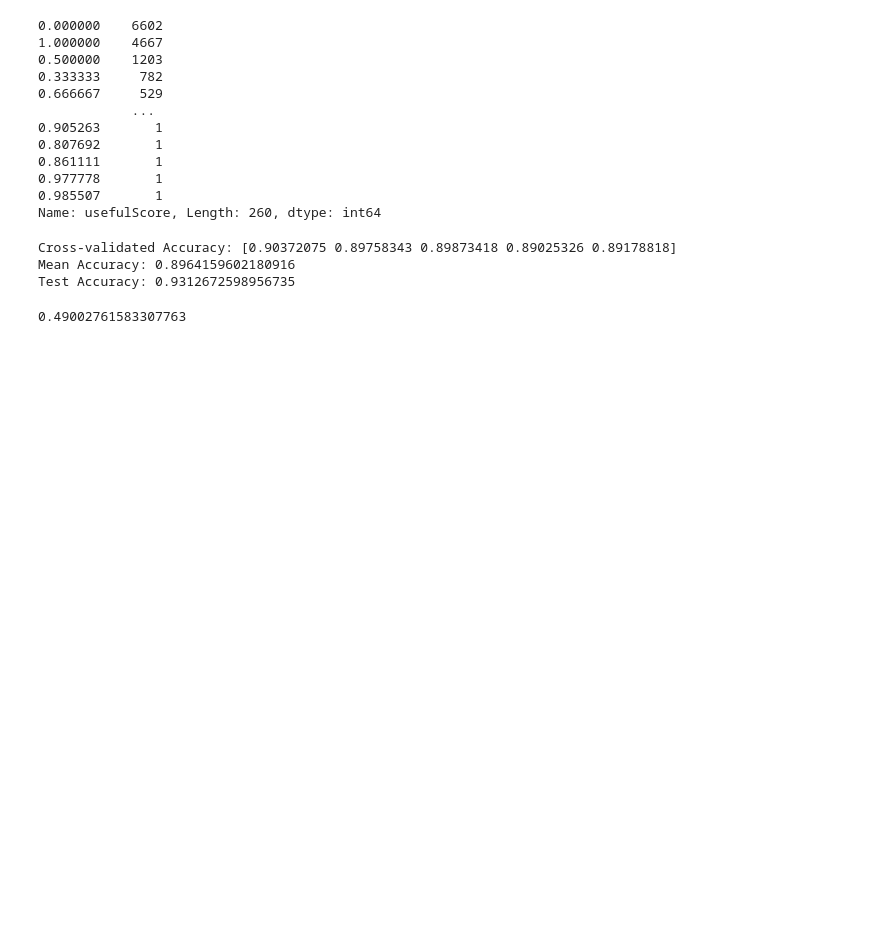
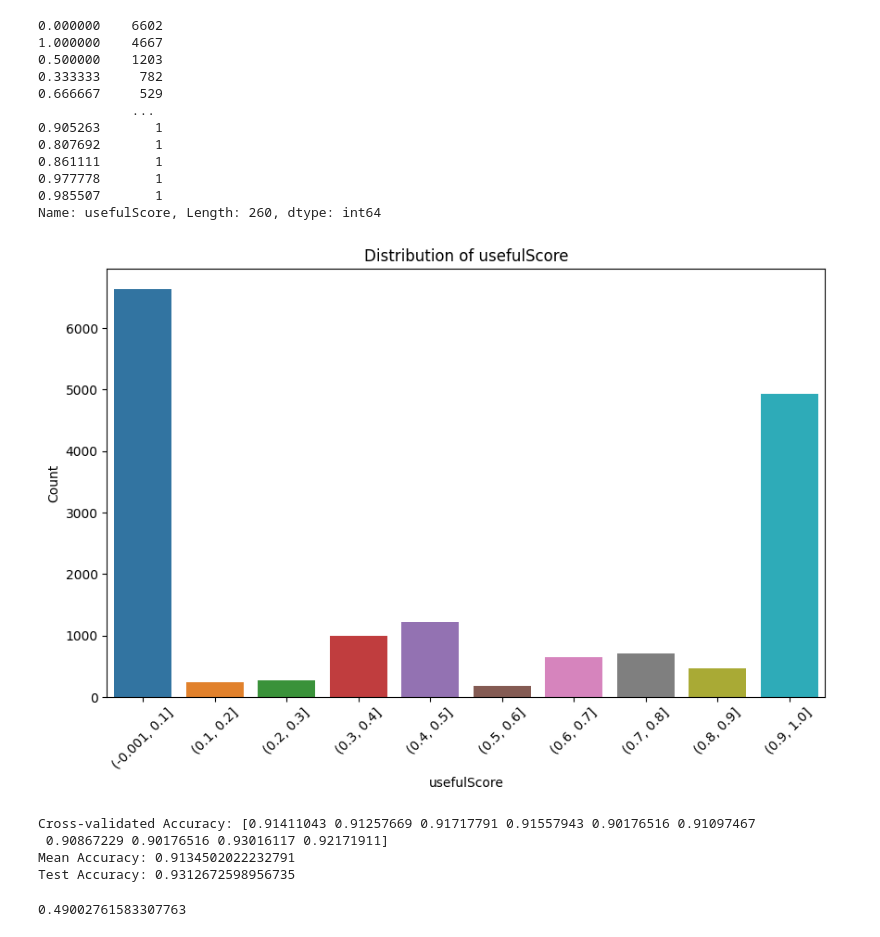
Before and after one commit to SIqi-Yu/Analysis_Amazon_review, a Jupyter notebook: Beauty.ipynb, the cells around one changed output. Drawn from its saved outputs; the diff is of its cells as text; code cells hidden in the pictures; blank space fills up the shorter version.

```diff
--- a/Beauty.ipynb
+++ b/Beauty.ipynb
@@ -525,6 +529,30 @@ balanced_data['usefulScore'].value_counts()
 0.977778       1
 0.985507       1
 Name: usefulScore, Length: 260, dtype: int64
+# %%
+import pandas as pd
+import seaborn as sns
+import matplotlib.pyplot as plt
+
+# 假设 sample_data 包含了你的数据
+# 例如：sample_data = pd.read_csv('your_data.csv')
+
+# 将 usefulScore 列的值分成十个区间
+bins = pd.cut(balanced_data['usefulScore'], bins=10)
+
+# 计算每个区间的计数
+counts = bins.value_counts().sort_index()
+
+# 绘制 barplot
+plt.figure(figsize=(10, 6))
+sns.barplot(x=counts.index, y=counts.values)
+plt.xlabel('usefulScore')
+plt.ylabel('Count')
+plt.title('Distribution of usefulScore')
+plt.xticks(rotation=45)
+plt.show()
+# %% [output]
+[figure, added]
 # %%
 
 ##################随机森林
@@ -536,7 +564,7 @@ rf_model = RandomForestClassifier(n_estimators=20, random_state=42)  #100->10
 # 使用交叉验证评估模型性能
 # cv 参数指定了将数据集分成几份进行交叉验证，这里使用了 5 折交叉验证
 # scoring 参数指定了评估指标，比如 'accuracy' 代表准确率
-scores = cross_val_score(rf_model, X_train, y_train_binary, cv=5, scoring='accuracy')
+scores = cross_val_score(rf_model, X_train, y_train_binary, cv=10, scoring='accuracy')
 rf_model.fit(X_train,y_train_binary)
 
 # 输出交叉验证的结果
@@ -547,8 +575,9 @@ print("Mean Accuracy:", scores.mean())
 accuracy = rf_model.score(X_test, y_test_binary)
 print(f'Test Accuracy: {accuracy}')
 # %% [output]
-Cross-validated Accuracy: [0.90372075 0.89758343 0.89873418 0.89025326 0.89178818]
-Mean Accuracy: 0.8964159602180916
+Cross-validated Accuracy: [0.91411043 0.91257669 0.91717791 0.91557943 0.90176516 0.91097467
+ 0.90867229 0.90176516 0.93016117 0.92171911]
+Mean Accuracy: 0.9134502022232791
 Test Accuracy: 0.9312672598956735
 # %%
 y_test_binary.mean()
```
Also changed, not shown: parts of 10 cells of this notebook, 2 other files.
